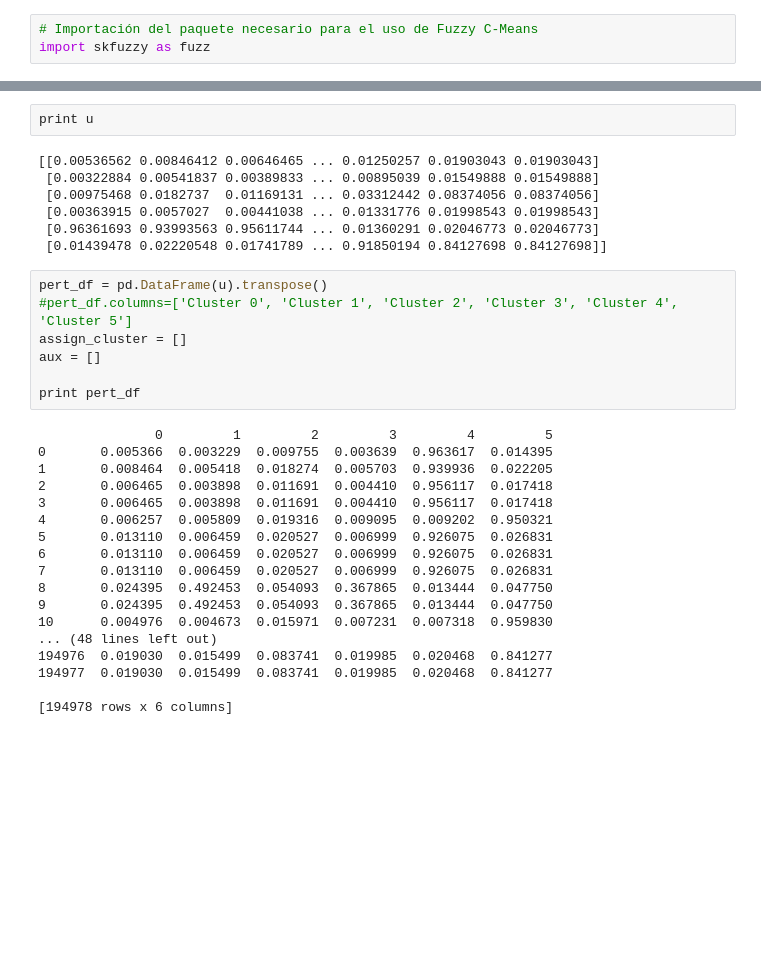
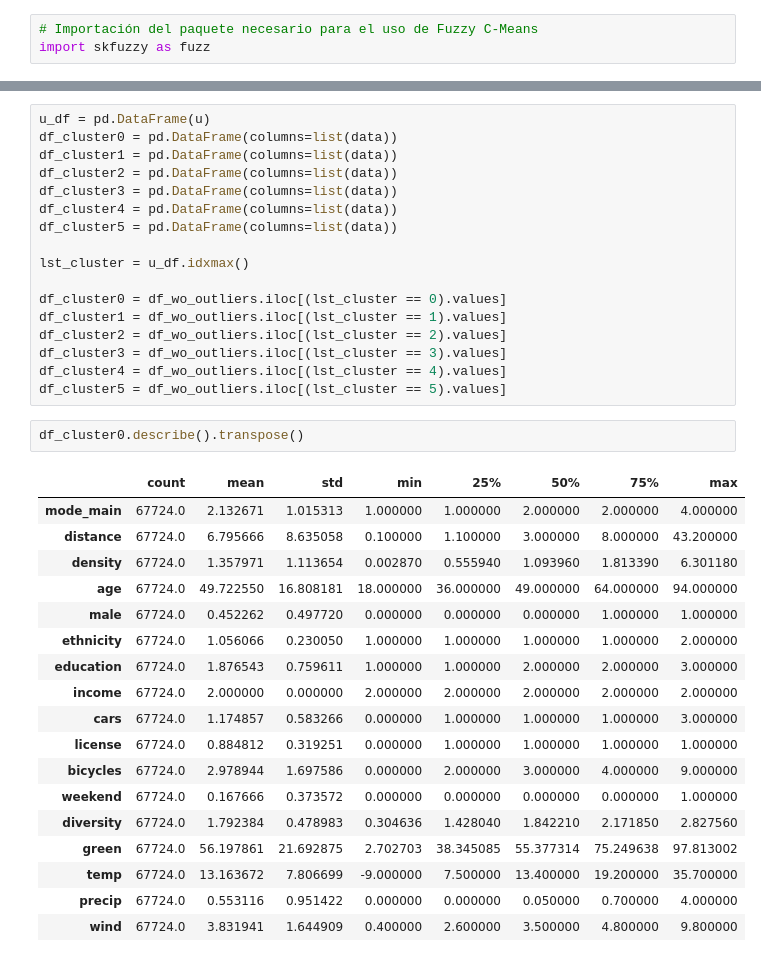
Before and after one commit to diego-anderica/Trabajo-Clustering, a Jupyter notebook: Fuzzy CMeans.ipynb, the cells around one changed output, grey strips where cells are left out. Cells and saved outputs as stored; diff of their text form; blank space fills up the shorter version.

Commit message:
Avences Clustering

```diff
--- a/Fuzzy CMeans.ipynb
+++ b/Fuzzy CMeans.ipynb
@@ -208,34 +208,38 @@ print cntr
-# %%
-print u
-# %% [output]
-[[0.00536562 0.00846412 0.00646465 ... 0.01250257 0.01903043 0.01903043]
- [0.00322884 0.00541837 0.00389833 ... 0.00895039 0.01549888 0.01549888]
- [0.00975468 0.0182737  0.01169131 ... 0.03312442 0.08374056 0.08374056]
- [0.00363915 0.0057027  0.00441038 ... 0.01331776 0.01998543 0.01998543]
- [0.96361693 0.93993563 0.95611744 ... 0.01360291 0.02046773 0.02046773]
- [0.01439478 0.02220548 0.01741789 ... 0.91850194 0.84127698 0.84127698]]
-# %%
-pert_df = pd.DataFrame(u).transpose()
-#pert_df.columns=['Cluster 0', 'Cluster 1', 'Cluster 2', 'Cluster 3', 'Cluster 4', 'Cluster 5']
-assign_cluster = []
-aux = []
-
-print pert_df
-# %% [output]
-               0         1         2         3         4         5
-0       0.005366  0.003229  0.009755  0.003639  0.963617  0.014395
-1       0.008464  0.005418  0.018274  0.005703  0.939936  0.022205
-2       0.006465  0.003898  0.011691  0.004410  0.956117  0.017418
-3       0.006465  0.003898  0.011691  0.004410  0.956117  0.017418
-4       0.006257  0.005809  0.019316  0.009095  0.009202  0.950321
-5       0.013110  0.006459  0.020527  0.006999  0.926075  0.026831
-6       0.013110  0.006459  0.020527  0.006999  0.926075  0.026831
-7       0.013110  0.006459  0.020527  0.006999  0.926075  0.026831
-8       0.024395  0.492453  0.054093  0.367865  0.013444  0.047750
-9       0.024395  0.492453  0.054093  0.367865  0.013444  0.047750
-10      0.004976  0.004673  0.015971  0.007231  0.007318  0.959830
-... (48 lines left out)
-194976  0.019030  0.015499  0.083741  0.019985  0.020468  0.841277
-194977  0.019030  0.015499  0.083741  0.019985  0.020468  0.841277
-
-[194978 rows x 6 columns]
+# %%
+u_df = pd.DataFrame(u)
+df_cluster0 = pd.DataFrame(columns=list(data))
+df_cluster1 = pd.DataFrame(columns=list(data))
+df_cluster2 = pd.DataFrame(columns=list(data))
+df_cluster3 = pd.DataFrame(columns=list(data))
+df_cluster4 = pd.DataFrame(columns=list(data))
+df_cluster5 = pd.DataFrame(columns=list(data))
+
+lst_cluster = u_df.idxmax()
+
+df_cluster0 = df_wo_outliers.iloc[(lst_cluster == 0).values]
+df_cluster1 = df_wo_outliers.iloc[(lst_cluster == 1).values]
+df_cluster2 = df_wo_outliers.iloc[(lst_cluster == 2).values]
+df_cluster3 = df_wo_outliers.iloc[(lst_cluster == 3).values]
+df_cluster4 = df_wo_outliers.iloc[(lst_cluster == 4).values]
+df_cluster5 = df_wo_outliers.iloc[(lst_cluster == 5).values]
+# %%
+df_cluster0.describe().transpose()
+# %% [output]
+|  | count | mean | std | min | 25% | 50% | 75% | max |
+| mode_main | 67724.0 | 2.132671 | 1.015313 | 1.000000 | 1.000000 | 2.000000 | 2.000000 | 4.000000 |
+| distance | 67724.0 | 6.795666 | 8.635058 | 0.100000 | 1.100000 | 3.000000 | 8.000000 | 43.200000 |
+| density | 67724.0 | 1.357971 | 1.113654 | 0.002870 | 0.555940 | 1.093960 | 1.813390 | 6.301180 |
+| age | 67724.0 | 49.722550 | 16.808181 | 18.000000 | 36.000000 | 49.000000 | 64.000000 | 94.000000 |
+| male | 67724.0 | 0.452262 | 0.497720 | 0.000000 | 0.000000 | 0.000000 | 1.000000 | 1.000000 |
+| ethnicity | 67724.0 | 1.056066 | 0.230050 | 1.000000 | 1.000000 | 1.000000 | 1.000000 | 2.000000 |
+| education | 67724.0 | 1.876543 | 0.759611 | 1.000000 | 1.000000 | 2.000000 | 2.000000 | 3.000000 |
+| income | 67724.0 | 2.000000 | 0.000000 | 2.000000 | 2.000000 | 2.000000 | 2.000000 | 2.000000 |
+| cars | 67724.0 | 1.174857 | 0.583266 | 0.000000 | 1.000000 | 1.000000 | 1.000000 | 3.000000 |
+| license | 67724.0 | 0.884812 | 0.319251 | 0.000000 | 1.000000 | 1.000000 | 1.000000 | 1.000000 |
+| bicycles | 67724.0 | 2.978944 | 1.697586 | 0.000000 | 2.000000 | 3.000000 | 4.000000 | 9.000000 |
+| weekend | 67724.0 | 0.167666 | 0.373572 | 0.000000 | 0.000000 | 0.000000 | 0.000000 | 1.000000 |
+| diversity | 67724.0 | 1.792384 | 0.478983 | 0.304636 | 1.428040 | 1.842210 | 2.171850 | 2.827560 |
+| green | 67724.0 | 56.197861 | 21.692875 | 2.702703 | 38.345085 | 55.377314 | 75.249638 | 97.813002 |
+| temp | 67724.0 | 13.163672 | 7.806699 | -9.000000 | 7.500000 | 13.400000 | 19.200000 | 35.700000 |
+| precip | 67724.0 | 0.553116 | 0.951422 | 0.000000 | 0.000000 | 0.050000 | 0.700000 | 4.000000 |
+| wind | 67724.0 | 3.831941 | 1.644909 | 0.400000 | 2.600000 | 3.500000 | 4.800000 | 9.800000 |
```
Also changed, not shown: parts of 10 cells of this notebook.
